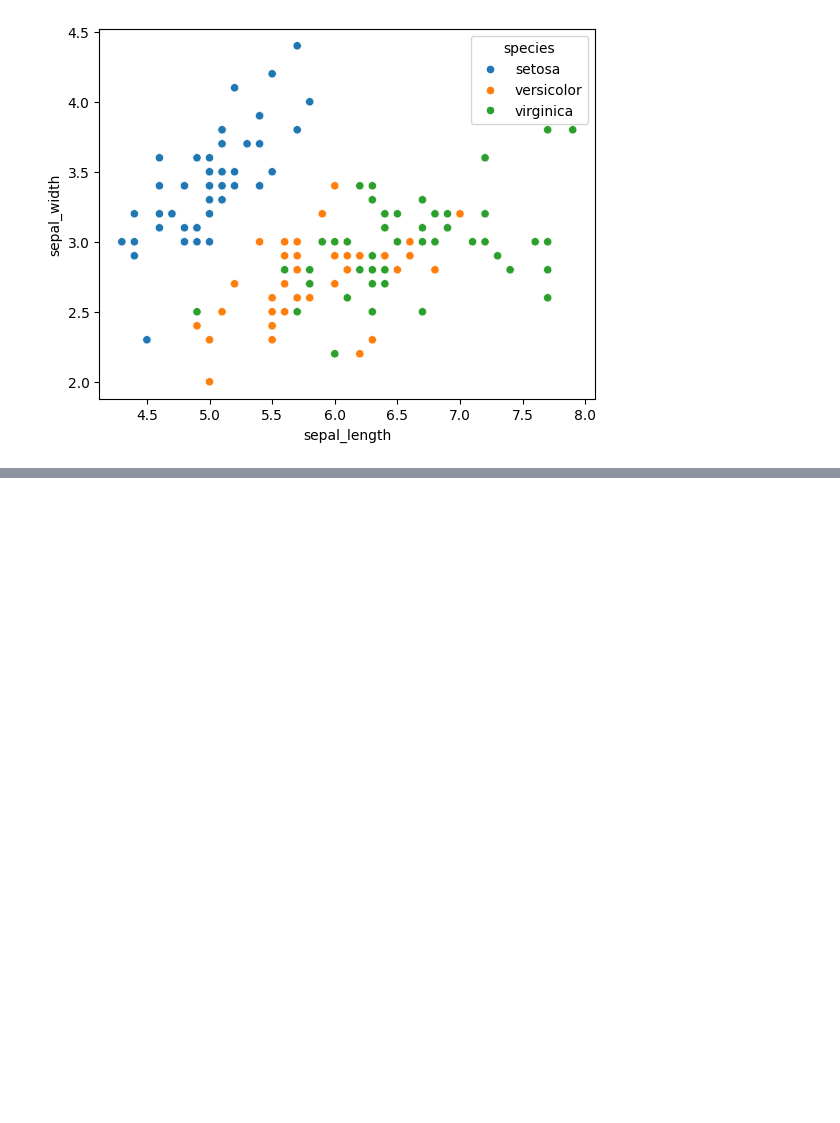
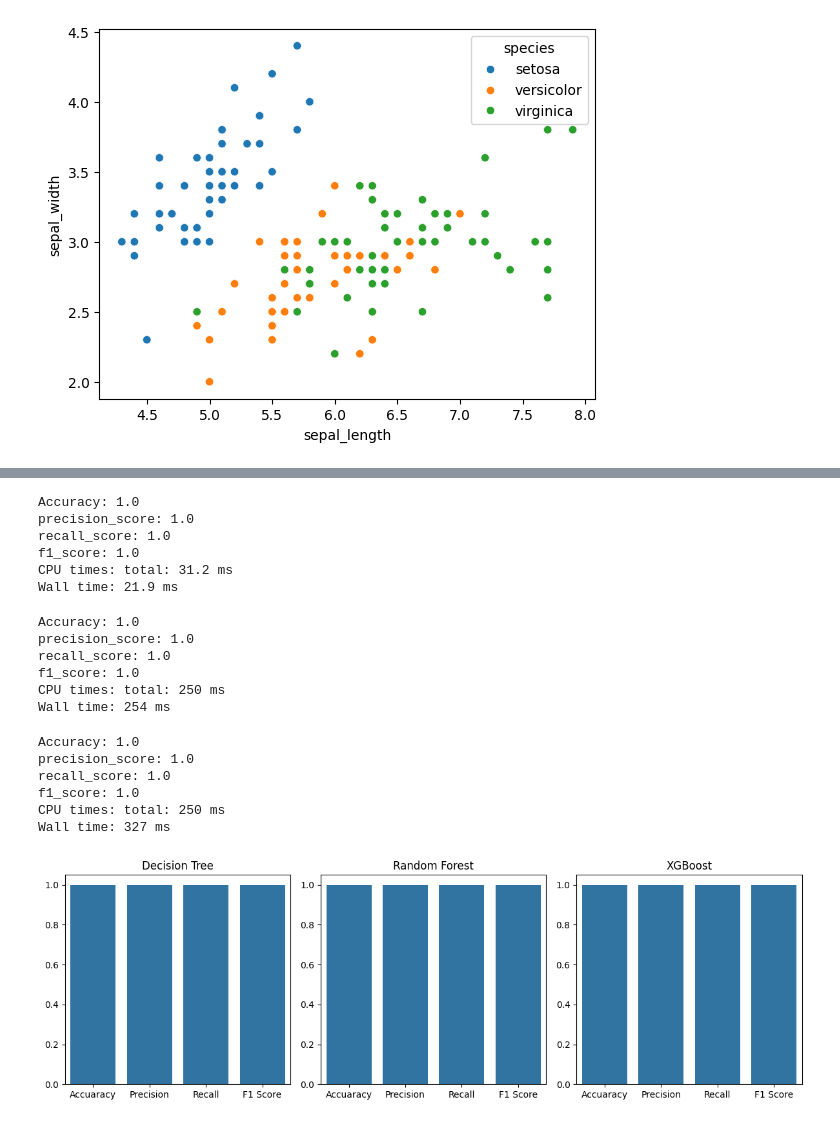
Before and after one commit to sherazAhmed-ipynb/ML-Pipeline-Hub, a Jupyter notebook: ml_models/boostingAlgos.ipynb, the cells around one changed output, grey strips where cells are left out. Saved outputs shown, nothing was run; the diff lists cells and outputs as text; code cells hidden in the pictures; blank space fills up the shorter version.

```diff
--- a/ml_models/boostingAlgos.ipynb
+++ b/ml_models/boostingAlgos.ipynb
@@ -71,0 +51,80 @@ weighted avg       1.00      1.00      1.00        30
+# %%
+%%time
+# train the decision tree model
+model = DecisionTreeClassifier()
+model.fit(X_train, y_train)
+
+# make predictions
+y_pred = model.predict(X_test)
+
+# evaluate the model
+print('Accuracy:', accuracy_score(y_test, y_pred))
+print('precision_score:', precision_score(y_test, y_pred, average='micro'))
+print('recall_score:', recall_score(y_test, y_pred, average='micro'))
+print('f1_score:', f1_score(y_test, y_pred, average='micro'))
+# %% [output]
+Accuracy: 1.0
+precision_score: 1.0
+recall_score: 1.0
+f1_score: 1.0
+CPU times: total: 31.2 ms
+Wall time: 21.9 ms
+# %%
+%%time
+# train the random forest model
+model = RandomForestClassifier()
+model.fit(X_train, y_train)
+
+# make predictions
+y_pred = model.predict(X_test)
+
+# evaluate the model
+print('Accuracy:', accuracy_score(y_test, y_pred))
+print('precision_score:', precision_score(y_test, y_pred, average='micro'))
+print('recall_score:', recall_score(y_test, y_pred, average='micro'))
+print('f1_score:', f1_score(y_test, y_pred, average='micro'))
+# %% [output]
+Accuracy: 1.0
+precision_score: 1.0
+recall_score: 1.0
+f1_score: 1.0
+CPU times: total: 250 ms
+Wall time: 254 ms
+# %%
+%%time
+# train the xgboost model
+model = XGBClassifier()
+
+model.fit(X_train, y_train)
+
+# make predictions
+y_pred = model.predict(X_test)
+
+# evaluate the model
+print('Accuracy:', accuracy_score(y_test, y_pred))
+print('precision_score:', precision_score(y_test, y_pred, average='micro'))
+print('recall_score:', recall_score(y_test, y_pred, average='micro'))
+print('f1_score:', f1_score(y_test, y_pred, average='micro'))
+# %% [output]
+Accuracy: 1.0
+precision_score: 1.0
+recall_score: 1.0
+f1_score: 1.0
+CPU times: total: 250 ms
+Wall time: 327 ms
+# %%
+# ploting bar plot to show each matrix with respect to each model
+plt.figure(figsize=(16, 4))
+plt.subplot(1,4,1)
+sns.barplot(x=['Accuaracy', 'Precision', 'Recall', 'F1 Score'], y=[accuracy_score(y_test, y_pred), precision_score(y_test, y_pred, average='micro'), recall_score(y_test, y_pred, average='micro'), f1_score(y_test, y_pred, average='micro')])
+plt.title('Decision Tree')
+plt.subplot(1,4,2)
+sns.barplot(x=['Accuaracy', 'Precision', 'Recall', 'F1 Score'], y=[accuracy_score(y_test, y_pred), precision_score(y_test, y_pred, average='micro'), recall_score(y_test, y_pred, average='micro'), f1_score(y_test, y_pred, average='micro')])
+plt.title('Random Forest')
+plt.subplot(1,4,3)
+sns.barplot(x=['Accuaracy', 'Precision', 'Recall', 'F1 Score'], y=[accuracy_score(y_test, y_pred), precision_score(y_test, y_pred, average='micro'), recall_score(y_test, y_pred, average='micro'), f1_score(y_test, y_pred, average='micro')])
+plt.title('XGBoost')
+plt.tight_layout()
+plt.show()
+# %% [output]
+[figure, added]
```
Also changed, not shown: parts of 4 cells of this notebook.
